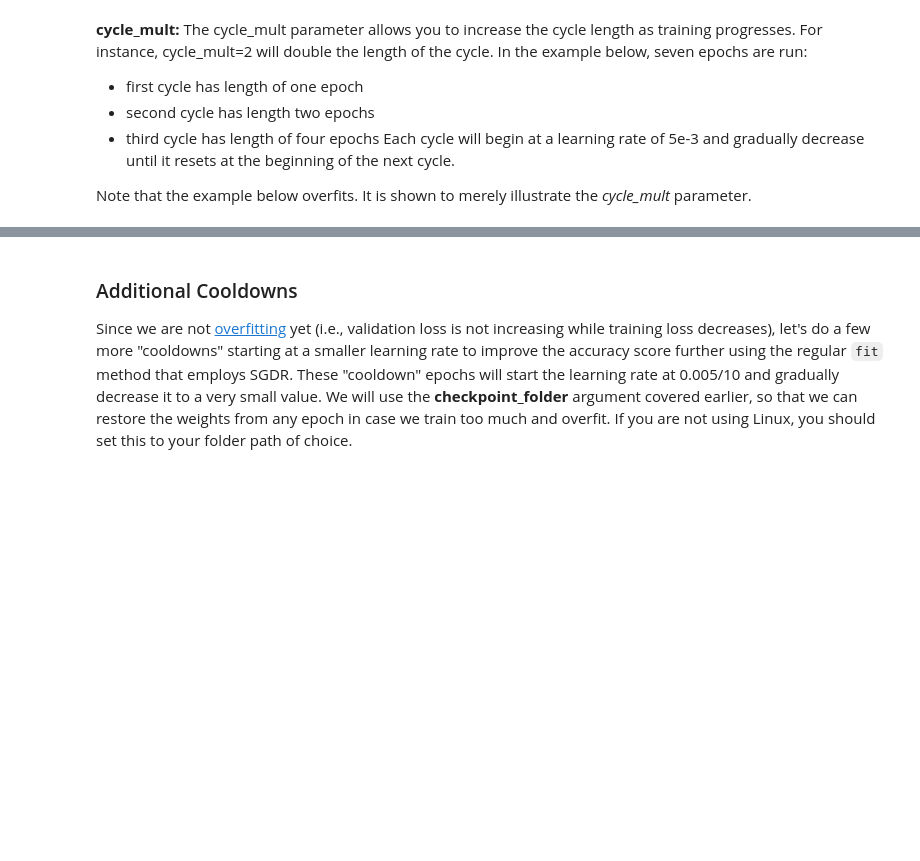
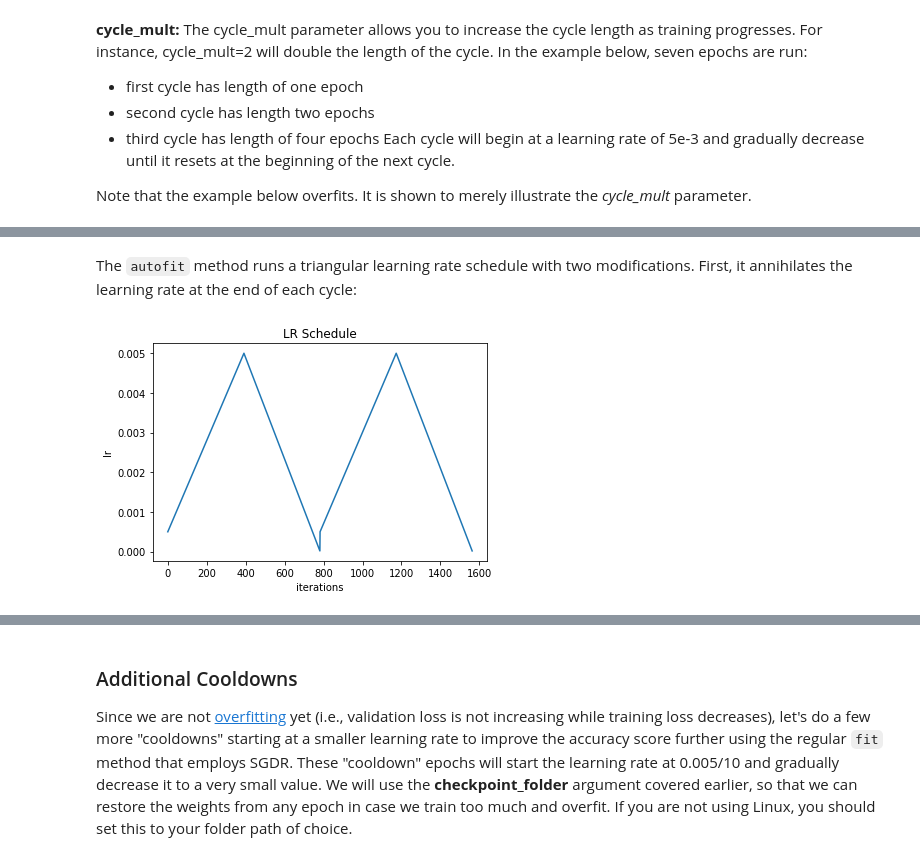
Before and after one commit to amaiya/ktrain, a Jupyter notebook: tutorial-02-tuning-learning-rates.ipynb, the cells around one changed output, grey strips where cells are left out. Cells and saved outputs as stored; diff of their text form; code cells hidden in the pictures; blank space fills up the shorter version.

````diff
--- a/tutorial-02-tuning-learning-rates.ipynb
+++ b/tutorial-02-tuning-learning-rates.ipynb
@@ -180 +192,7 @@ Epoch 2/2
 <keras.callbacks.History at 0x...>
+# %% [markdown]
+The ```autofit``` method runs a triangular learning rate schedule with two modifications.  First, it annihilates the learning rate at the end of each cycle:
+# %%
+learner.plot('lr')
+# %% [output]
+[figure, added]
````
Also changed, not shown: parts of 22 cells of this notebook, 1 other file.
